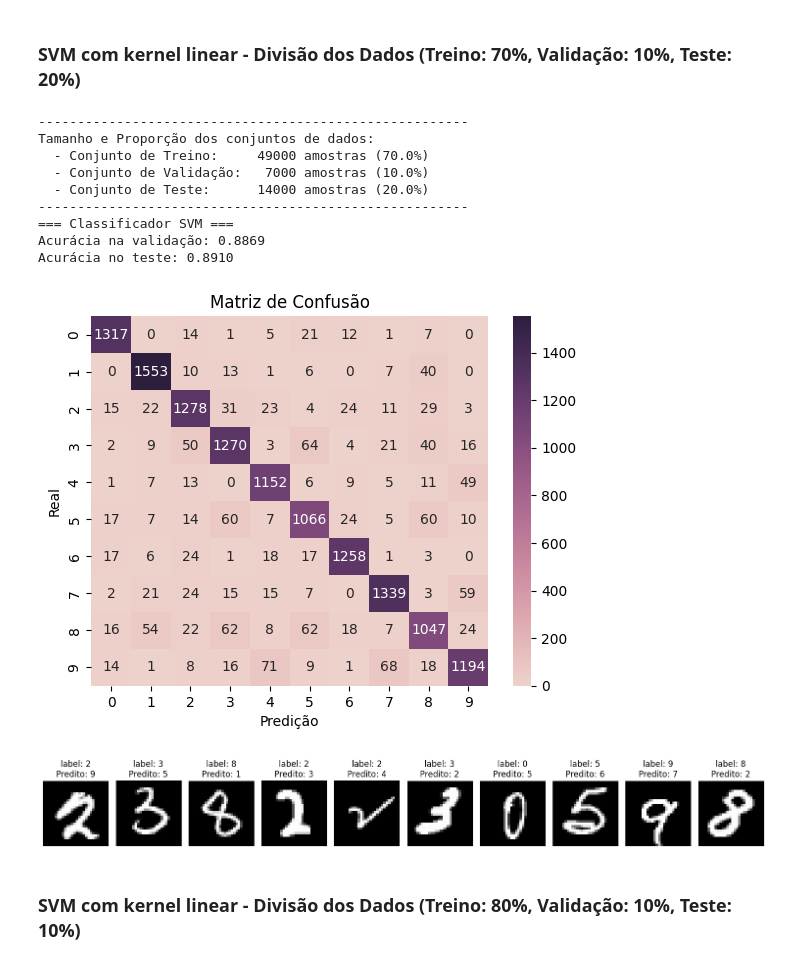
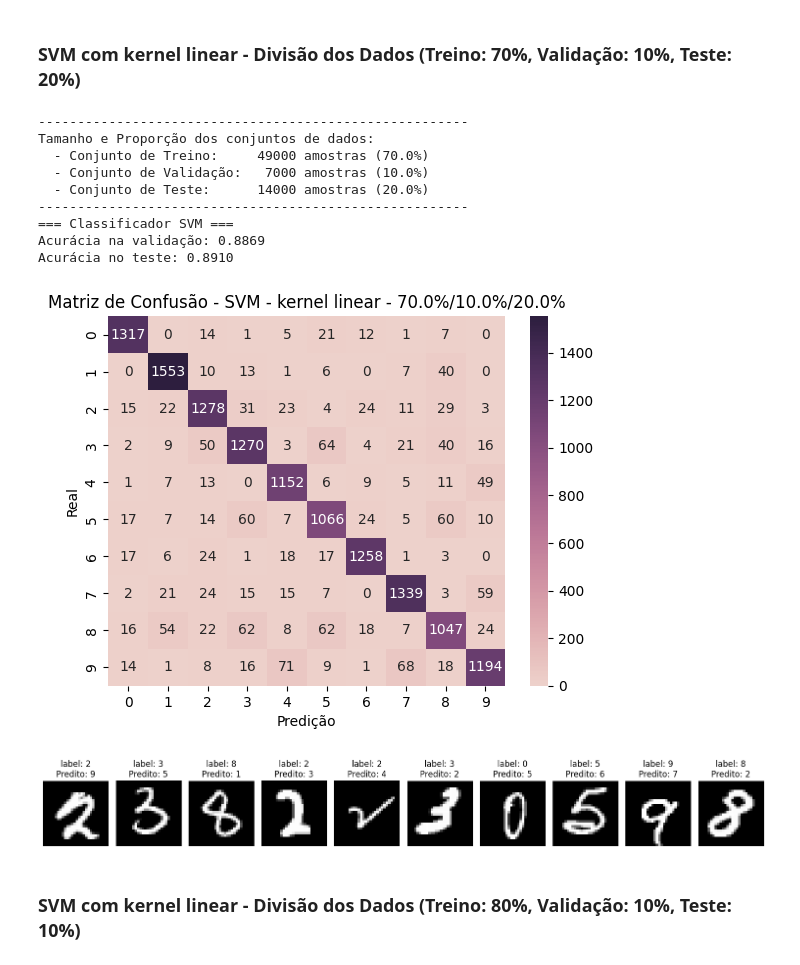
Before and after one commit to sirWilian/computer-vision, a Jupyter notebook: classificacao-digitos/t4.ipynb, the cells around one changed output. Saved outputs shown, nothing was run; the diff lists cells and outputs as text; code cells hidden in the pictures.

```diff
--- a/classificacao-digitos/t4.ipynb
+++ b/classificacao-digitos/t4.ipynb
@@ -61,7 +67,7 @@ for metrica in ['euclidean', 'manhattan', 'cosine']:
 
   matriz_confusao = confusion_matrix(y_teste, y_predito)
   sns.heatmap(matriz_confusao, annot=True, fmt='d', cmap=sns.cubehelix_palette(as_cmap=True))
-  plt.title(f'Matriz de Confusão - {metrica}')
+  plt.title(f'Matriz de Confusão - KNN - {metrica} - {len(X_treino)/len(X):.1%}/{len(X_valid)/len(X):.1%}/{len(X_teste)/len(X):.1%}')
   plt.xlabel('Predição')
   plt.ylabel('Rótulo Verdadeiro')
   plt.show()
@@ -141,7 +147,7 @@ for metrica in ['euclidean', 'manhattan', 'cosine']:
 
   matriz_confusao = confusion_matrix(y_teste, y_predito)
   sns.heatmap(matriz_confusao, annot=True, fmt='d', cmap=sns.cubehelix_palette(as_cmap=True))
-  plt.title(f'Matriz de Confusão - {metrica}')
+  plt.title(f'Matriz de Confusão - KNN - {metrica} - {len(X_treino_lda)/len(X):.1%}/{len(X_valid_lda)/len(X):.1%}/{len(X_teste_lda)/len(X):.1%}')
   plt.xlabel('Predição')
   plt.ylabel('Rótulo Verdadeiro')
   plt.show()
@@ -231,37 +237,37 @@ print(f"Acurácia no teste: {acuracia_teste:.4f}")
 
 cm = confusion_matrix(y_teste, y_teste_pred)
 sns.heatmap(cm, annot=True, fmt='d', cmap=sns.cubehelix_palette(as_cmap=True))
-plt.title('Matriz de Confusão')
+plt.title(f'Matriz de Confusão - SVM - kernel linear - {len(X_treino_lda)/len(X):.1%}/{len(X_valid_lda)/len(X):.1%}/{len(X_teste_lda)/len(X):.1%}')
 plt.xlabel('Predição')
 plt.ylabel('Real')
 plt.show()
 
 indices_erros = np.where(y_teste_pred != y_teste)[0]
 num_exemplos = min(10, len(indices_erros))
 fig, eixos = plt.subplots(1, num_exemplos, figsize=(15, 3))
 
 if num_exemplos == 1:
     eixos = [eixos]
 
 for i, idx in enumerate(indices_erros[:num_exemplos]):
   imagem = X_teste[idx].reshape(28, 28)
   eixos[i].imshow(imagem, cmap='gray')
   eixos[i].set_title(f'label: {y_teste[idx]}\nPredito: {y_teste_pred[idx]}')
   eixos[i].axis('off')
 
 plt.tight_layout()
 plt.show()
 # %% [output]
 -------------------------------------------------------
 Tamanho e Proporção dos conjuntos de dados:
   - Conjunto de Treino:     49000 amostras (70.0%)
   - Conjunto de Validação:   7000 amostras (10.0%)
   - Conjunto de Teste:      14000 amostras (20.0%)
 -------------------------------------------------------
 === Classificador SVM ===
 Acurácia na validação: 0.8869
 Acurácia no teste: 0.8910
-[figure, old version]
+[figure, new version]
 [figure]
 # %% [markdown]
 ### SVM com kernel linear - Divisão dos Dados (Treino: 80%, Validação: 10%, Teste: 10%)
```
Also changed, not shown: parts of 4 cells of this notebook.
